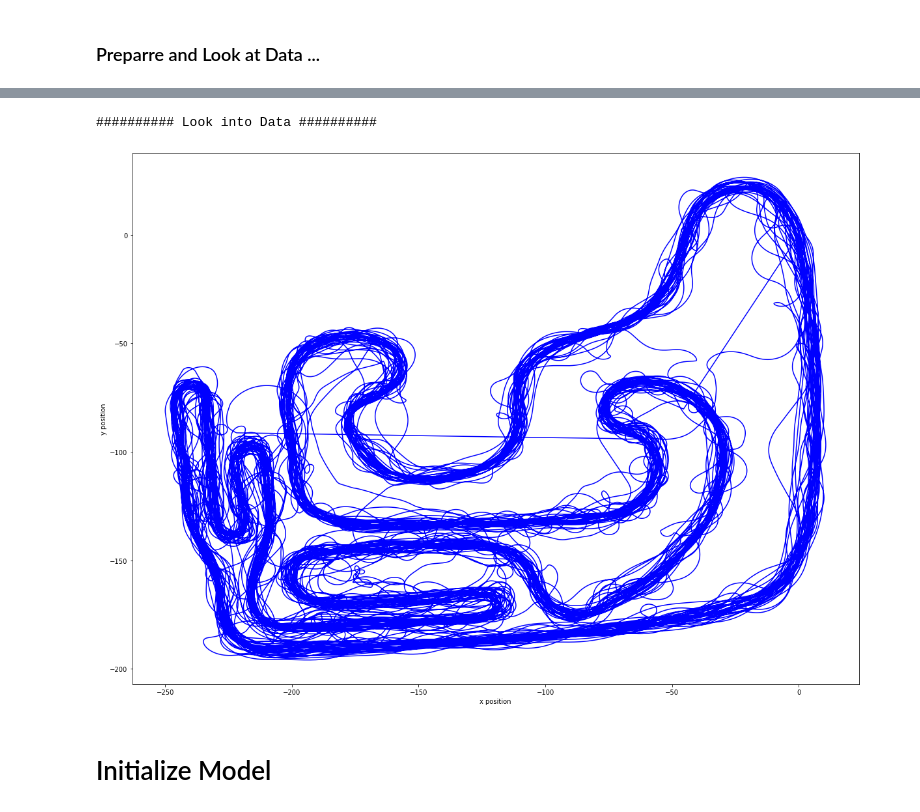
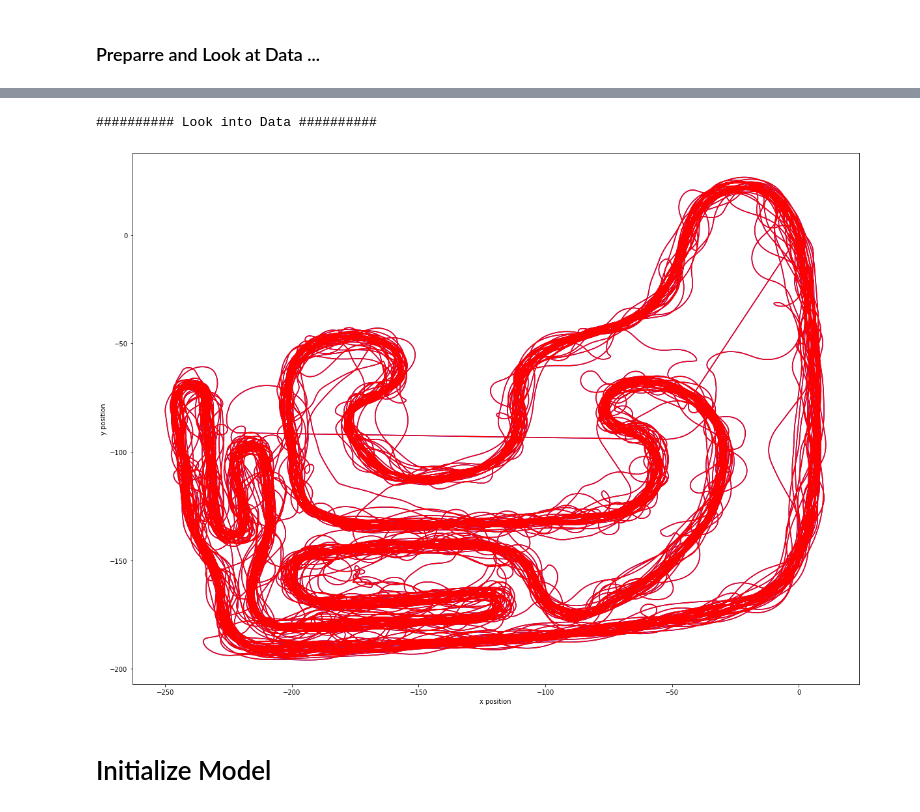
Before and after one commit to dominique-nshimyimana/Car-State, a Jupyter notebook: series_car_state_action_v1.ipynb, the cells around one changed output, grey strips where cells are left out. Cells and saved outputs as stored; diff of their text form; code cells hidden in the pictures.

```diff
--- a/series_car_state_action_v1.ipynb
+++ b/series_car_state_action_v1.ipynb
@@ -99,7 +99,7 @@ class NeuralDynamics(Model):
 # Load dat from folder
 # CSV form: Dataset
 # Timestamp, x, y, yaw, xvel, yvel, omega, accel, brake, steering
-def load_states_actions(data_dir, cutoff_beginning = 300, cutoff_end = 1000, norm=True, scale=False):
+def load_states_actions(data_dir, cutoff_beginning = 300, cutoff_end = 1000, norm=False, scale=False):
   data_files = [join(data_dir, f) for f in listdir(data_dir) if isfile(join(data_dir, f)) and ".directory" not in f]
 
   xs_states = []
@@ -149,13 +149,30 @@ def load_states_actions(data_dir, cutoff_beginning = 300, cutoff_end = 1000, nor
 
 # convert an array of values into a dataset matrix
 # State(s) at a given time t (or time series until t) and Y is the state at the next time (t + 1).
-def create_dataset(dataset, look_back=1):
+def create_dataset(dataset, look_back=0, look_forward=1):
+  dataX, dataY = [], []
+  if look_back == 0 or look_forward == 0:
+    return np.copy(dataset), np.copy(dataset)
+  elif(look_back==-1 or look_forward==-1):
+    return np.expand_dims(np.copy(dataset), axis=1), np.expand_dims(np.copy(dataset), axis=1)
 
-	dataX, dataY = [], []
-	for i in range(len(dataset)-look_back-1):
-		dataX.append(np.squeeze(dataset[i:i+look_back])) #dataset[i:(i+look_back), 0]
-		dataY.append(dataset[i + look_back]) #dataY.append(dataset[i + look_back, 0])
-	return np.array(dataX), np.array(dataY)
+  for i in range(len(dataset)-look_back-look_forward-1):
+    dataX.append(dataset[i:i+look_back])
+    dataY.append(dataset[i+look_back:i+look_back+look_forward])
+  return np.array(dataX), np.array(dataY)
+
+def create_Xy(Xsa, ylabel, look_back=1, look_forward=1):
+  ''' s. import more_itertools and np.array(list(more_itertools.windowed(dx,n=3, step=1)))'''
+  dataX, dataY = [], []
+  if look_back == 0 or look_forward == 0:
+    return np.copy(Xsa), np.copy(ylabel)
+  elif(look_back==-1 or look_forward==-1):
+    return np.expand_dims(np.copy(Xsa), axis=1), np.expand_dims(np.copy(ylabel), axis=1)
+
+  for i in range(len(ylabel)-look_back-look_forward-1):
+    dataX.append(np.copy(Xsa[i:i+look_back]))
+    dataY.append(np.copy(ylabel[i+look_back:i+look_back+look_forward]))
+  return np.array(dataX), np.array(dataY)
 
 def takeSlice(arr, fr, to, name):
   result = arr[:,fr:to,:]
@@ -177,12 +194,13 @@ xs_states, xs_actions, ys = load_states_actions(data_dir=data_dir)
 x_states_train, x_states_test, x_actions_train, x_actions_test = train_test_split(xs_states, xs_actions, shuffle=False, test_size=0.10)
 
 # How many steps/state in back from t and # How many steps/state in future/forward from t
-look_back = 1
+look_back = 10
 look_forward = 1
 
 # reshape into X=t and Y=t+1 for states
 x_states_, y_ = create_dataset(x_states_train, look_back)
 x_states_test, y_test = create_dataset(x_states_test, look_back)
+
 
 # Use only n data now
 n = 25000
@@ -202,21 +229,20 @@ Xshape, yshape = X.shape, y.shape
 # %%
 print('#'*10, "Look into Data",'#'*10)
 # x, y, ... from shape=(...,...6)
 #X = x_states_train[0:n:1]
-labels = y[:,:2]  #y_[:,:,:2]
-#option  = X[:,:2]
+labels = y[:,0:1,:2]
+optionx  = X[:,0:1,:2]
 
-plt.plot(*zip(*labels), 'b')
-#plt.plot(*zip(*option),'r')
+plt.plot(*zip(*labels.reshape(-1,2)), 'b')
+plt.plot(*zip(*optionx.reshape(-1,2)),'r')
 plt.ylabel('y position')
 plt.xlabel('x position')
 
-fig = plt.gcf()
-fig.set_size_inches(20, 15)
+plt.gcf().set_size_inches(20, 15)
 plt.show()
 # %% [output]
 ########## Look into Data ##########
-[figure, old version]
+[figure, new version]
 # %% [markdown]
 # Initialize Model
 # %%
```
Also changed, not shown: parts of 12 cells of this notebook.
